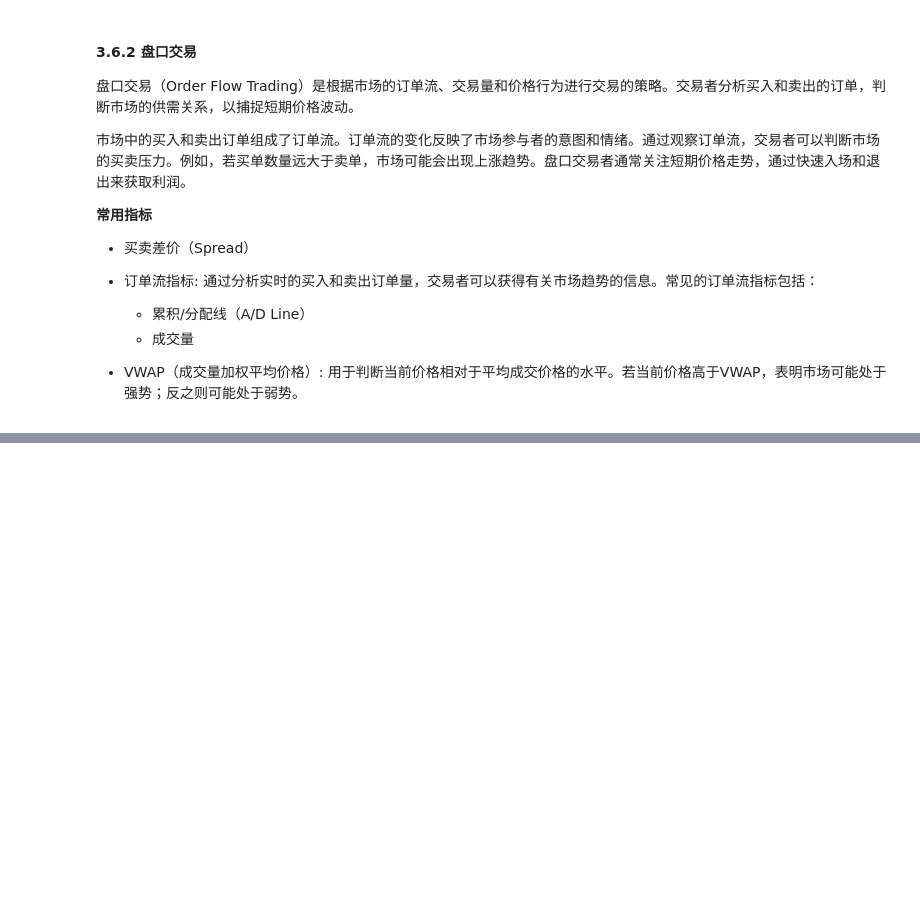
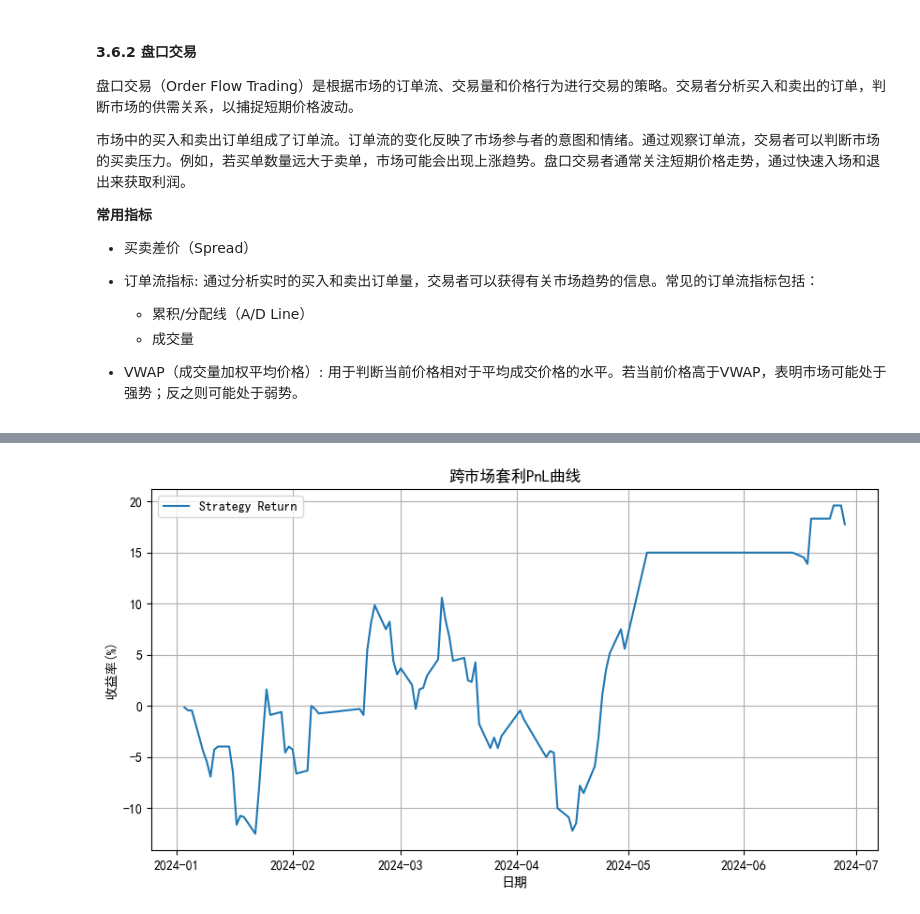
Before and after one commit to dafuzhuu/Quant-RA, a Jupyter notebook: section 7 高频交易/section7 高频交易.ipynb, the cells around one changed output, grey strips where cells are left out. Cells and saved outputs as stored; diff of their text form; code cells hidden in the pictures; blank space fills up the shorter version.

```diff
--- a/section 7 高频交易/section7 高频交易.ipynb
+++ b/section 7 高频交易/section7 高频交易.ipynb
@@ -524,0 +562,14 @@ $$
+# %%
+import yfinance as yf
+import pandas as pd
+
+# 获取 A 股 和 H 股 的历史数据
+a_stock = yf.download('601318.SS', start='2024-01-01', end='2024-6-30')
+h_stock = yf.download('2318.HK', start='2024-01-01', end='2024-6-30')
+
+# 仅保留收盘价数据，并对日期进行对齐
+a_stock = a_stock[['Close']].rename(columns={'Close': 'A_stock'})
+h_stock = h_stock[['Close']].rename(columns={'Close': 'H_stock'})
+
+df = pd.merge(a_stock, h_stock, left_index=True, right_index=True, how='inner')
+df.head()
@@ -524,0 +586,40 @@ $$
+# %%
+# 计算价差
+df['price_diff'] = df['H_stock'] - df['A_stock']
+
+# 设定价差上下限
+upper_threshold = 5  # 价差上限
+lower_threshold = -5  # 价差下限
+
+# 初始化持仓状态
+df['position'] = 0
+
+# 交易信号生成
+df.loc[df['price_diff'] > upper_threshold, 'position'] = -1  # 做空 H 股，做多 A 股
+df.loc[df['price_diff'] < lower_threshold, 'position'] = 1   # 做多 H 股，做空 A 股
+
+# 持仓变动计算
+df['position'] = df['position'].shift(1).fillna(0)
+
+# 计算H股的日收益率
+df['H_stock_return'] = df['H_stock'].pct_change()
+
+# 计算策略收益
+df['strategy_return'] = df['position'] * df['H_stock_return']
+
+# 计算累计收益
+df['cumulative_return'] = (1 + df['strategy_return']).cumprod() - 1
+
+# 输出策略收益曲线
+import matplotlib.pyplot as plt
+
+plt.figure(figsize=(10, 5))
+plt.plot(df['cumulative_return'] * 100, label='Strategy Return')
+plt.title('跨市场套利PnL曲线')
+plt.xlabel('日期')
+plt.ylabel('收益率(%)')
+plt.legend()
+plt.grid(True)
+plt.show()
+# %% [output]
+[figure, added]
```
Also changed, not shown: parts of 24 cells of this notebook, 2 other files.
